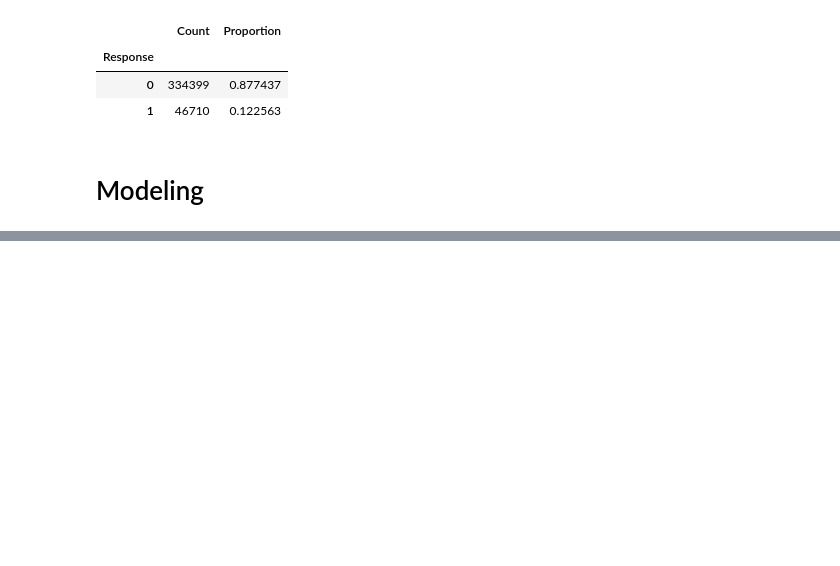
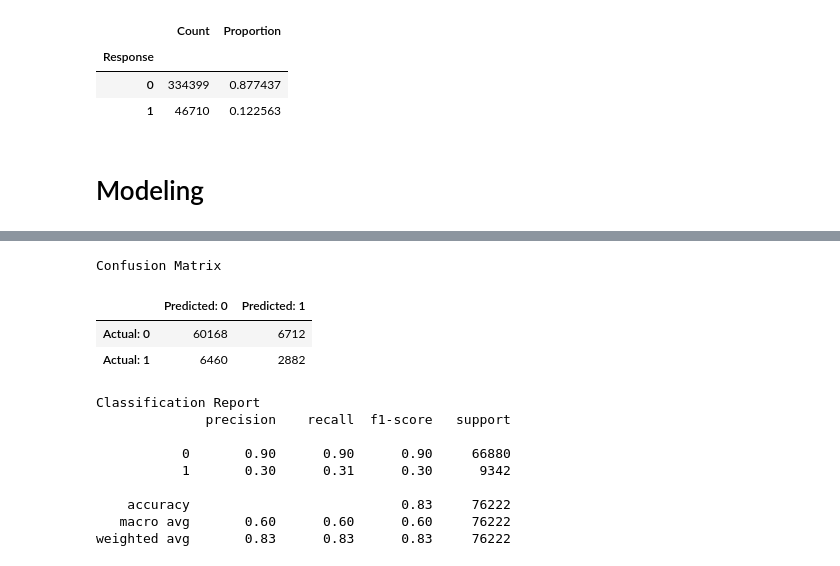
Before and after one commit to asherdata1/health-insurance-cross-sell-prediction, a Jupyter notebook: 02_notebooks/asher.ipynb, the cells around one changed output, grey strips where cells are left out. Drawn from its saved outputs; the diff is of its cells as text; code cells hidden in the pictures; blank space fills up the shorter version.

```diff
--- a/02_notebooks/asher.ipynb
+++ b/02_notebooks/asher.ipynb
@@ -528,0 +809,50 @@ display(
+# %%
+from sklearn.tree import DecisionTreeClassifier
+
+decision_tree_model = Pipeline(
+    steps=[
+        ("preprocessor", tree_preprocessor),
+        (
+            "classifier",
+            DecisionTreeClassifier(
+                random_state=42
+            )
+        )
+    ]
+)
+
+decision_tree_model.fit(X_train, y_train)
+
+y_pred_tree = decision_tree_model.predict(X_test)
+y_prob_tree = decision_tree_model.predict_proba(X_test)[:, 1]
+# %%
+cm_tree = confusion_matrix(
+    y_test,
+    y_pred_tree
+)
+
+print("Confusion Matrix")
+cm_display(cm_tree)
+
+print("Classification Report")
+print(
+    classification_report(
+        y_test,
+        y_pred_tree,
+        target_names=["0", "1"]
+    )
+)
+# %% [output]
+Confusion Matrix
+|  | Predicted: 0 | Predicted: 1 |
+| Actual: 0 | 60168 | 6712 |
+| Actual: 1 | 6460 | 2882 |
+Classification Report
+              precision    recall  f1-score   support
+
+           0       0.90      0.90      0.90     66880
+           1       0.30      0.31      0.30      9342
+
+    accuracy                           0.83     76222
+   macro avg       0.60      0.60      0.60     76222
+weighted avg       0.83      0.83      0.83     76222
```
Also changed, not shown: parts of 27 cells of this notebook.
